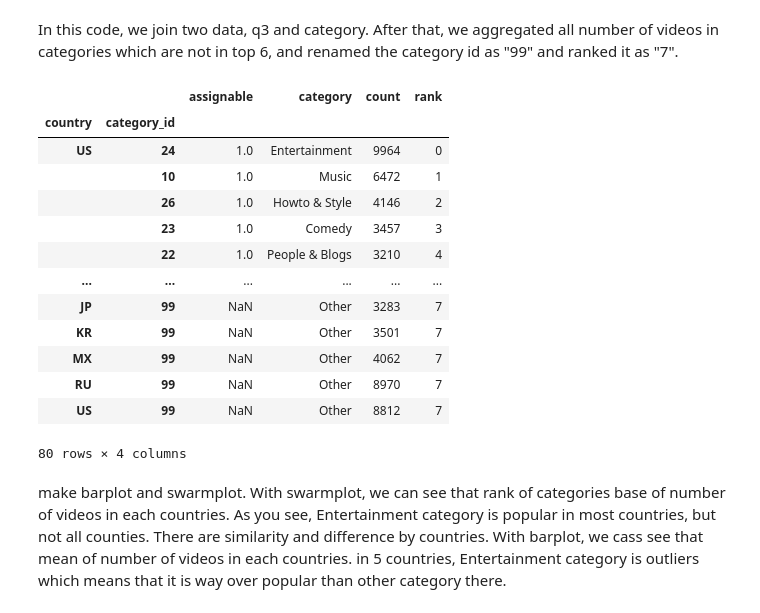
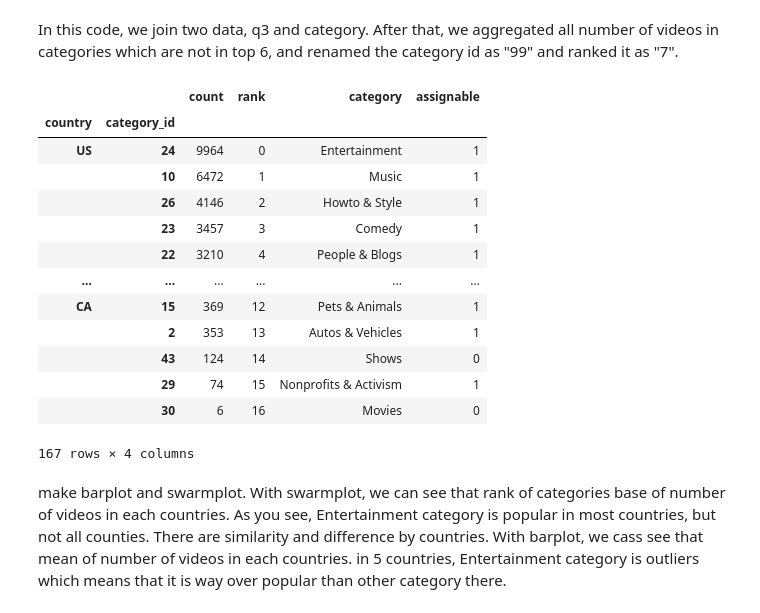
Before and after one commit to slogsdon7/csc4760_project, a Jupyter notebook: analysis.ipynb, the cells around one changed output. Cells and saved outputs as stored; diff of their text form; code cells hidden in the pictures.

```diff
--- a/analysis.ipynb
+++ b/analysis.ipynb
@@ -274,33 +277,34 @@ q3 = q3.join(categories.set_index('id'), on=['category_id'])
 In this code, we join two data, q3 and category.
 After that, we aggregated all number of videos in categories which are not in top 6, and renamed the category id as "99" and ranked it as "7".
 # %%
+#delete this block before submitting
 import matplotlib.pyplot as plt
 import seaborn as sns
 sns.set(style="whitegrid")
 %matplotlib inline
 
 bottom = q3[q3['rank']>6].groupby(level=[0]).agg(count=('count', 'sum'))
 bottom['category_id'] = 99
 bottom['category'] = 'Other'
 bottom['rank'] = 7
 bottom = bottom.reset_index().set_index(['country', 'category_id'])
-q3 = q3[q3['rank']<=6].append(bottom, sort=True)
+#q3 = q3[q3['rank']<=6].append(bottom, sort=True)
 q3
 # %% [output]
-|  |  | assignable | category | count | rank |
+|  |  | count | rank | category | assignable |
 | country | category_id |  |  |  |  |
-| US | 24 | 1.0 | Entertainment | 9964 | 0 |
-|  | 10 | 1.0 | Music | 6472 | 1 |
-|  | 26 | 1.0 | Howto & Style | 4146 | 2 |
-|  | 23 | 1.0 | Comedy | 3457 | 3 |
-|  | 22 | 1.0 | People & Blogs | 3210 | 4 |
+| US | 24 | 9964 | 0 | Entertainment | 1 |
+|  | 10 | 6472 | 1 | Music | 1 |
+|  | 26 | 4146 | 2 | Howto & Style | 1 |
+|  | 23 | 3457 | 3 | Comedy | 1 |
+|  | 22 | 3210 | 4 | People & Blogs | 1 |
 | ... | ... | ... | ... | ... | ... |
-| JP | 99 | NaN | Other | 3283 | 7 |
-| KR | 99 | NaN | Other | 3501 | 7 |
-| MX | 99 | NaN | Other | 4062 | 7 |
-| RU | 99 | NaN | Other | 8970 | 7 |
-| US | 99 | NaN | Other | 8812 | 7 |
+| CA | 15 | 369 | 12 | Pets & Animals | 1 |
+|  | 2 | 353 | 13 | Autos & Vehicles | 1 |
+|  | 43 | 124 | 14 | Shows | 0 |
+|  | 29 | 74 | 15 | Nonprofits & Activism | 1 |
+|  | 30 | 6 | 16 | Movies | 0 |
-80 rows × 4 columns
+167 rows × 4 columns
 # %% [markdown]
 make barplot and swarmplot.
 With swarmplot, we can see that rank of categories base of number of videos in each countries.
```
Also changed, not shown: parts of 19 cells of this notebook.
